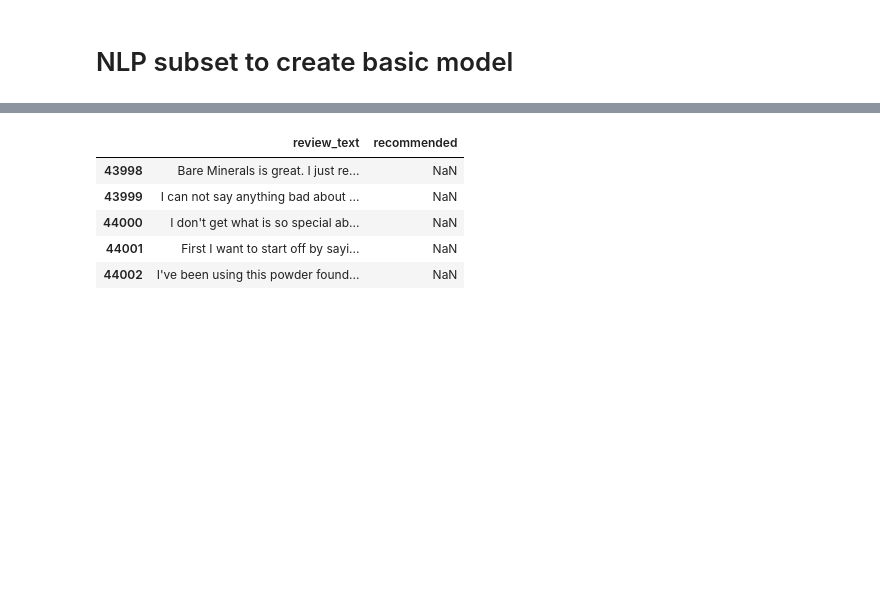
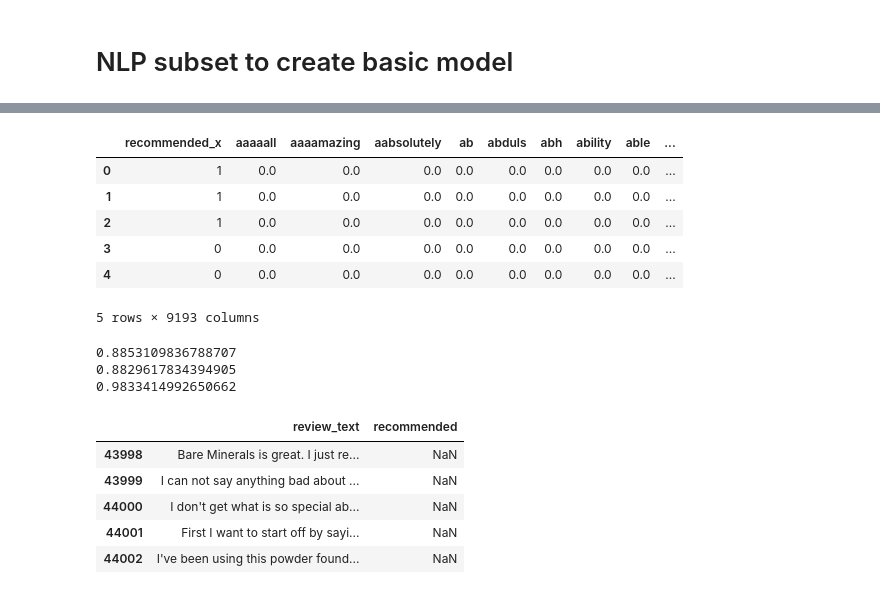
Before and after one commit to nicleong27/Beauty_Reviews, a Jupyter notebook: Reviews-Modelling.ipynb, the cells around one changed output, grey strips where cells are left out. Cells and saved outputs as stored; diff of their text form; code cells hidden in the pictures; blank space fills up the shorter version.

```diff
--- a/Reviews-Modelling.ipynb
+++ b/Reviews-Modelling.ipynb
@@ -198,0 +179,3 @@ array([       nan, 0.        , 0.24749601, 0.19841932, 0.16848175,
+# %%
+skin_type_dummies = pd.get_dummies(nlp_test2['skin_type'])
+skin_type_dummies.head()
@@ -198,0 +189,12 @@ array([       nan, 0.        , 0.24749601, 0.19841932, 0.16848175,
+# %%
+final_test = pd.concat([nlp_test2, skin_type_dummies], axis=1)
+final_test.drop(columns=['skin_type'], inplace=True)
+final_test.head()
+# %% [output]
+|  | recommended_x | aaaaall | aaaamazing | aabsolutely | ab | abduls | abh | ability | able | ... |
+| 0 | 1 | 0.0 | 0.0 | 0.0 | 0.0 | 0.0 | 0.0 | 0.0 | 0.0 | ... |
+| 1 | 1 | 0.0 | 0.0 | 0.0 | 0.0 | 0.0 | 0.0 | 0.0 | 0.0 | ... |
+| 2 | 1 | 0.0 | 0.0 | 0.0 | 0.0 | 0.0 | 0.0 | 0.0 | 0.0 | ... |
+| 3 | 0 | 0.0 | 0.0 | 0.0 | 0.0 | 0.0 | 0.0 | 0.0 | 0.0 | ... |
+| 4 | 0 | 0.0 | 0.0 | 0.0 | 0.0 | 0.0 | 0.0 | 0.0 | 0.0 | ... |
+5 rows × 9193 columns
@@ -198,0 +215,8 @@ array([       nan, 0.        , 0.24749601, 0.19841932, 0.16848175,
+# %%
+print(precision)
+print(accuracy)
+print(recall)
+# %% [output]
+0.8853109836788707
+0.8829617834394905
+0.9833414992650662
```
Also changed, not shown: parts of 22 cells of this notebook.
